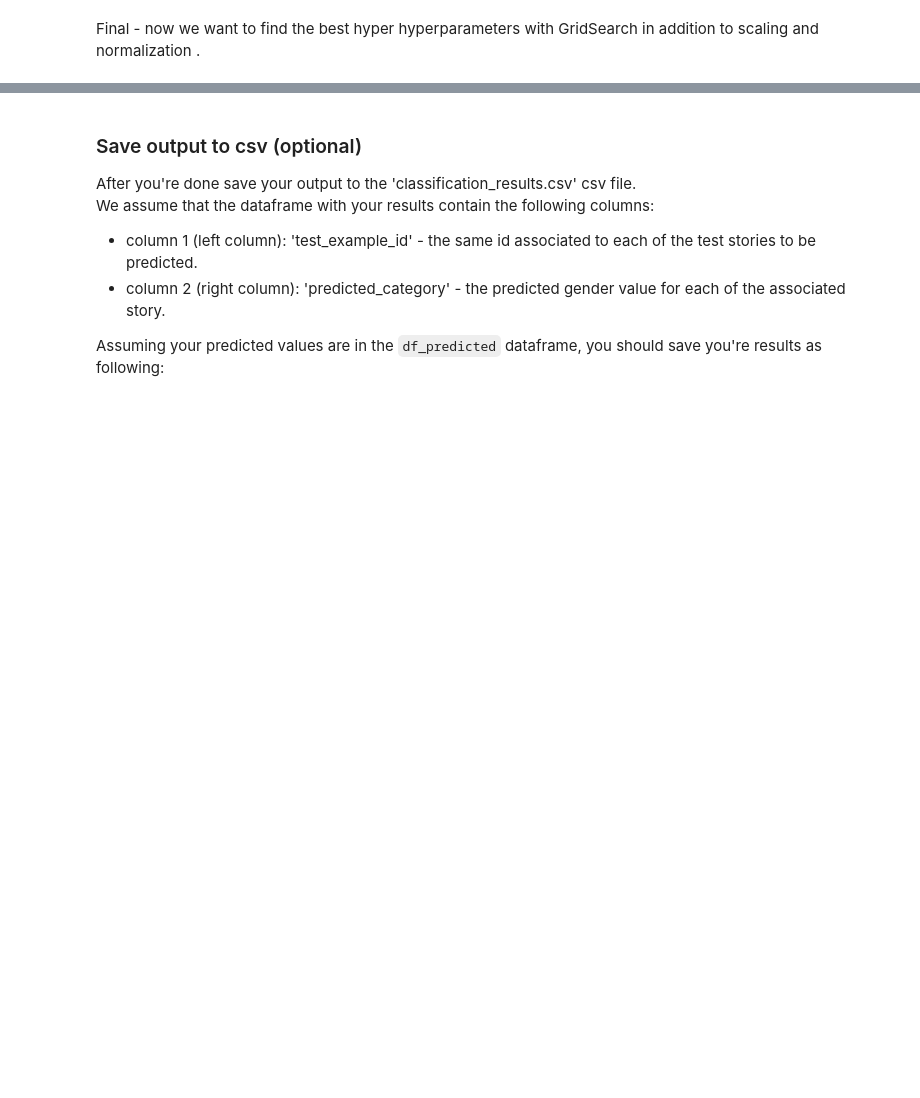
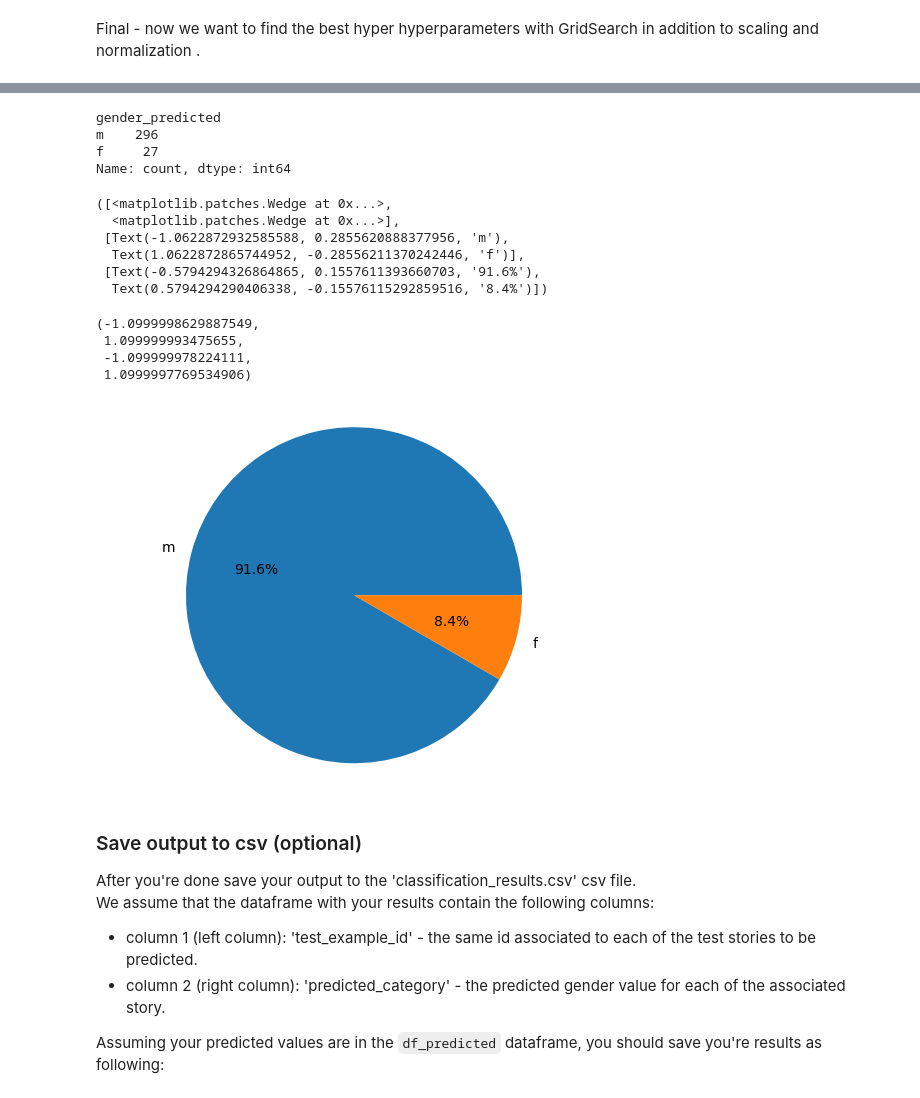
Before and after one commit to avivlev98/Text_Analysis3, a Jupyter notebook: Assignment3-text-analysis.ipynb, the cells around one changed output, grey strips where cells are left out. Saved outputs shown, nothing was run; the diff lists cells and outputs as text; code cells hidden in the pictures; blank space fills up the shorter version.

```diff
--- a/Assignment3-text-analysis.ipynb
+++ b/Assignment3-text-analysis.ipynb
@@ -523,0 +515,5 @@ Male        13   562
+# %%
+df_test['story'] = df_test['story'].apply(format_data)
+X_test = df_test.story
+X_test_features = vectorizer.fit_transform(X_test)
+predicted_test = best_model.predict(X_test_features)
@@ -523,0 +522,9 @@ Male        13   562
+# %%
+gender_predicted = []
+for pred in predicted_test:
+    if pred == 1:
+        gender_predicted.append('m')
+    else:
+        gender_predicted.append('f')
+df_predicted = pd.DataFrame({'test_example_id': df_test['test_example_id'],
+                               'gender_predicted': gender_predicted})
@@ -524,3 +553,27 @@ Male        13   562
+# %%
+# visualize
+gender_counts = df_predicted['gender_predicted'].value_counts()
+gender_counts
+labels = gender_counts.index.tolist()
+sizes = gender_counts.values.tolist()
+plt.pie(sizes, labels=labels, autopct='%1.1f%%')
+plt.axis('equal')
+# %% [output]
+gender_predicted
+m    296
+f     27
+Name: count, dtype: int64
+([<matplotlib.patches.Wedge at 0x...>,
+  <matplotlib.patches.Wedge at 0x...>],
+ [Text(-1.0622872932585588, 0.2855620888377956, 'm'),
+  Text(1.0622872865744952, -0.28556211370242446, 'f')],
+ [Text(-0.5794294326864865, 0.1557611393660703, '91.6%'),
+  Text(0.5794294290406338, -0.15576115292859516, '8.4%')])
+(-1.0999998629887549,
+ 1.099999993475655,
+ -1.099999978224111,
+ 1.0999997769534906)
+[figure, added]
 # %% [markdown]
 ### Save output to csv (optional)
 After you're done save your output to the 'classification_results.csv' csv file.<br/>
```
Also changed, not shown: parts of 11 cells of this notebook.
